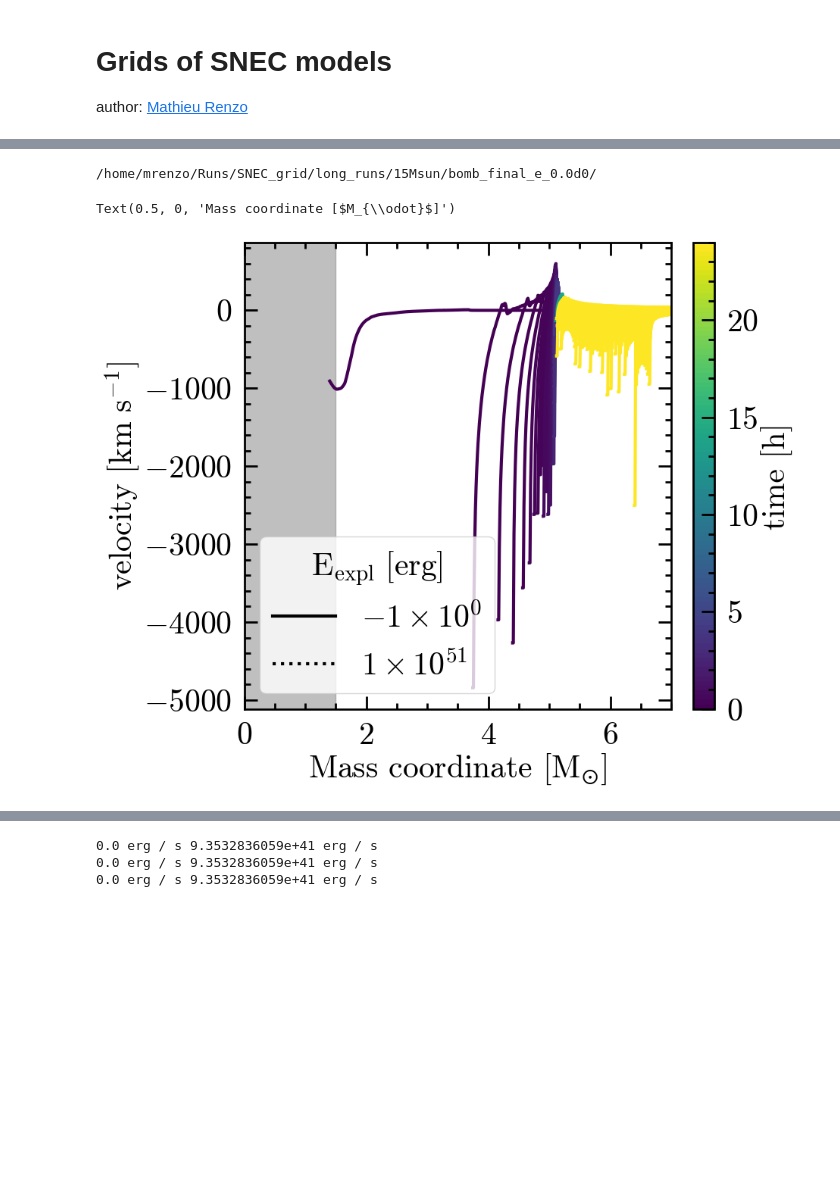
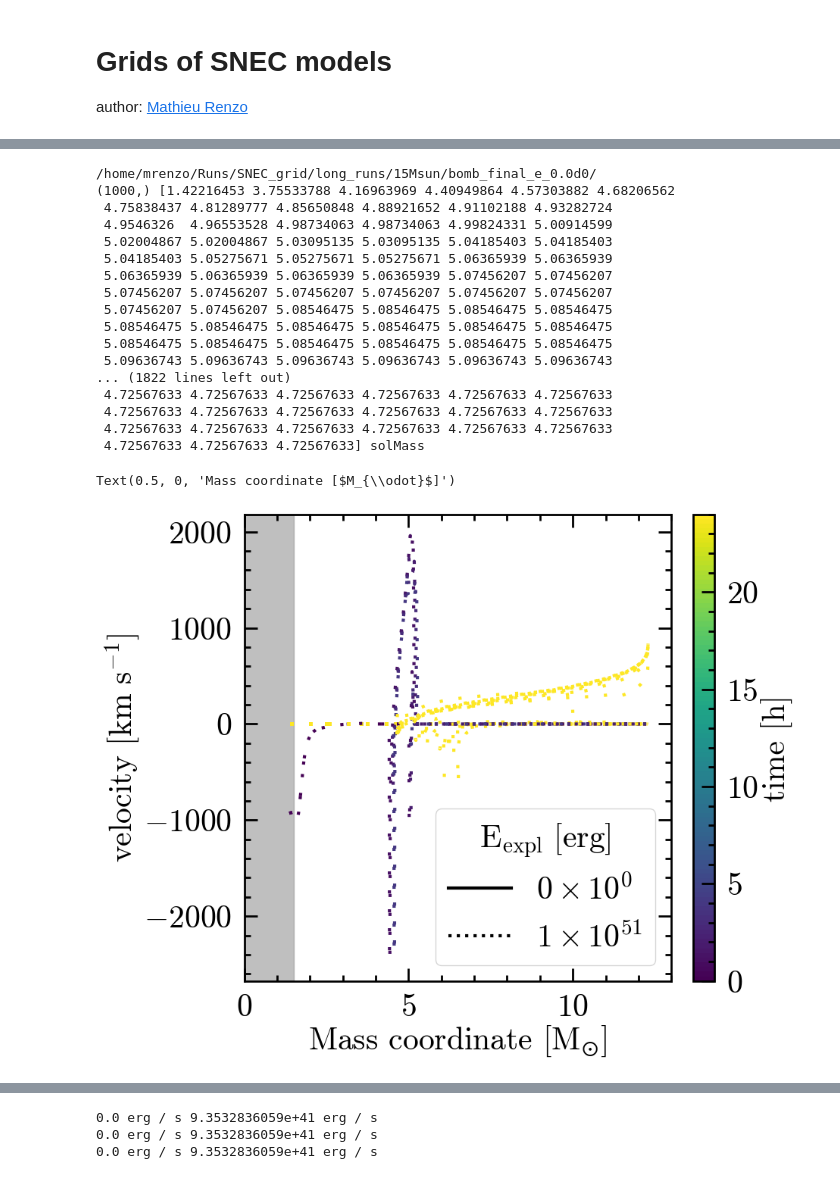
Before and after one commit to mathren/SNEC, a Jupyter notebook: scripts/SNEC_grids.ipynb, the cells around one changed output, grey strips where cells are left out. Cells and saved outputs as stored; diff of their text form; code cells hidden in the pictures; blank space fills up the shorter version.

```diff
--- a/scripts/SNEC_grids.ipynb
+++ b/scripts/SNEC_grids.ipynb
@@ -20,5 +21,5 @@ Hardcoded some constants
 # %%
-tmax = (15*24)*u.h
+tmax = (24)*u.h
 
 # define colormap -- to use time in hours as color value
 Ncolors = 100
@@ -46,37 +57,37 @@ ax = fig.add_subplot(gs[:, :100])
 cax = fig.add_subplot(gs[:, 105:])
 
 bomb_spread = 0.1 *u.Msun #  see parameters file
-linestyles = ["-", "--", ":"]
+linestyles = ["-", ":"]
 minr=1e99*u.cm
 
-for j, m in enumerate([models[0], models[-1]]):
+for j, m in enumerate(models):
     print(m)
-    try:
+    if True: #try:
         outfile = m+'Data/mass.xg'
         times = get_times(outfile)
+        tiBC, iBC = get_innerBC_t(m+'/Data')
         # times = [times[0], times[int(len(times)/2.)], times[-1]]
         for i, t in enumerate(times[::10]):
-            m, r, p = plot_mass_radius(t, outfile, ax=ax, scatter=True,
+            m, r, p = plot_mass_radius(t, outfile, ax=ax, scatter=True, i_min=iBC[i],
                                        alpha=0.5, # s=10*(1+i),
                                        # color=colors[j],
                                        ls = linestyles[j],
                                        # label = f"{t.to(u.h).value:.1f}",
-                                       lw=3,
+                                       lw=3+j,
                                        vmin = 0,
                                        vmax = tmax.to(u.h).value
                                        )
-            xmin = min(m).to(u.Msun).value
             # print(linestyles[j])
             if t >= tmax: break
             if min(r)<minr: minr = min(r)
-    except:
-        print("FAILED")
-        pass
+    # except:
+    #     print("FAILED")
+    #     pass
 plt.colorbar(p, cax=cax, norm=norm)
 # ax.legend(frameon=True, ncol=2, columnspacing=0.5, handlelength=0.05, title="time [h]")
-ax.axvspan(xmin=0, xmax=xmin+bomb_spread.to(u.Msun).value, alpha=0.5, color="#808080")
-ax.set_xlim(0, 7.0)
-ax.set_yscale('log')
+ax.axvspan(xmin=0, xmax=(1.4*u.Msun+bomb_spread.to(u.Msun)).value, alpha=0.5, color="#808080")
+# ax.set_xlim(0, 7.0)
+# ax.set_yscale('log')
 # ax.set_yscale('symlog',linthresh=1.5e11, linscale=0.66)
 # ax.set_ylim(1e8, 1e13)
 ax.set_ylim(minr.to(u.cm).value, 1.0e14)
@@ -103,41 +114,61 @@ ls = linestyles = [
     (0, (1, 1)),
 
     (5, (10, 3)),
     (0, (5, 10)),] # to distinguish models
+
 plt.colorbar(sm, cax=cax, # ticks=np.linspace(0,2,N),
              # boundaries=np.arange(-0.05,2.1,.1)
              )
 cax.set_ylabel(r"time [h]")
 
-
-for j, m in enumerate([models[1]]): # [models[0], models[-1]]):
+skip=20
+for j, m in enumerate(models): # [models[0], models[-1]]):
     print(m)
     times = get_times(m+'Data/mass.xg')
-    for i, t in enumerate(times):
-        # if t.to(u.d) >= tmax.to(u.d): break
+    tiBC, iBC = get_innerBC_t(m)
+    for i, t in enumerate(times[::skip]):
+        k = np.argmin(np.absolute(times[::skip]-t))
         mm, v, p = plot_vel_radius_at_time_t(t, m+'/Data/vel.xg', ax=ax,
                                              # vmin = min(times[:10].to(u.h).value),
                                              # vmax = max(times[:10].to(u.h).value),
                                              c=colors(norm(t.to(u.h).value)),
-                                             ls='-', # ls[j],
+                                             ls=linestyles[j],
                                              scatter=False
                                              )
+        print(np.shape(mm))
+        # ax.axvline(mm[j, iBC].to(u.Msun).value, 0,1,c=colors(norm(t.to(u.h).value)))
 
 
 ax.plot(np.nan, np.nan, c='k', ls='-', label=f"{sci_to_latex(get_energy_from_folder(models[0]))}")
 ax.plot(np.nan, np.nan, c='k', ls=':', label=f"{sci_to_latex(get_energy_from_folder(models[-1]))}")
 
 cax.set_ylabel(r"time [h]")
-ax.set_xlim(0,7)
-ax.axvspan(xmin=0, xmax=xmin+bomb_spread.to(u.Msun).value, alpha=0.5, color="#808080")
+ax.set_xlim(0,13)
+ax.axvspan(xmin=0, xmax=1.4+bomb_spread.to(u.Msun).value, alpha=0.5, color="#808080")
 ax.legend(title=r"$E_{\rm expl} \ [\mathrm{erg}]$", frameon=True)
 # ax.set_ylim(-1000, 1000)
 ax.set_ylabel(r"velocity [$\mathrm{km\ s^{-1}}$]")
 ax.set_xlabel(r"Mass coordinate [$M_{\odot}$]")
 # %% [output]
 /home/mrenzo/Runs/SNEC_grid/long_runs/15Msun/bomb_final_e_0.0d0/
+(1000,) [1.42216453 3.75533788 4.16963969 4.40949864 4.57303882 4.68206562
+ 4.75838437 4.81289777 4.85650848 4.88921652 4.91102188 4.93282724
+ 4.9546326  4.96553528 4.98734063 4.98734063 4.99824331 5.00914599
+ 5.02004867 5.02004867 5.03095135 5.03095135 5.04185403 5.04185403
+ 5.04185403 5.05275671 5.05275671 5.05275671 5.06365939 5.06365939
+ 5.06365939 5.06365939 5.06365939 5.06365939 5.07456207 5.07456207
+ 5.07456207 5.07456207 5.07456207 5.07456207 5.07456207 5.07456207
+ 5.07456207 5.07456207 5.08546475 5.08546475 5.08546475 5.08546475
+ 5.08546475 5.08546475 5.08546475 5.08546475 5.08546475 5.08546475
+ 5.08546475 5.08546475 5.08546475 5.08546475 5.08546475 5.08546475
+ 5.09636743 5.09636743 5.09636743 5.09636743 5.09636743 5.09636743
+... (1822 lines left out)
+ 4.72567633 4.72567633 4.72567633 4.72567633 4.72567633 4.72567633
+ 4.72567633 4.72567633 4.72567633 4.72567633 4.72567633 4.72567633
+ 4.72567633 4.72567633 4.72567633 4.72567633 4.72567633 4.72567633
+ 4.72567633 4.72567633 4.72567633] solMass
 Text(0.5, 0, 'Mass coordinate [$M_{\\odot}$]')
-[figure, old version]
+[figure, new version]
 # %%
 fig = plt.figure(figsize=(15,20))
 gs = gridspec.GridSpec(9, 210)  # 16 rows, 2 cols of plots + colorbar
```
Also changed, not shown: parts of 5 cells of this notebook, 2 other files.
